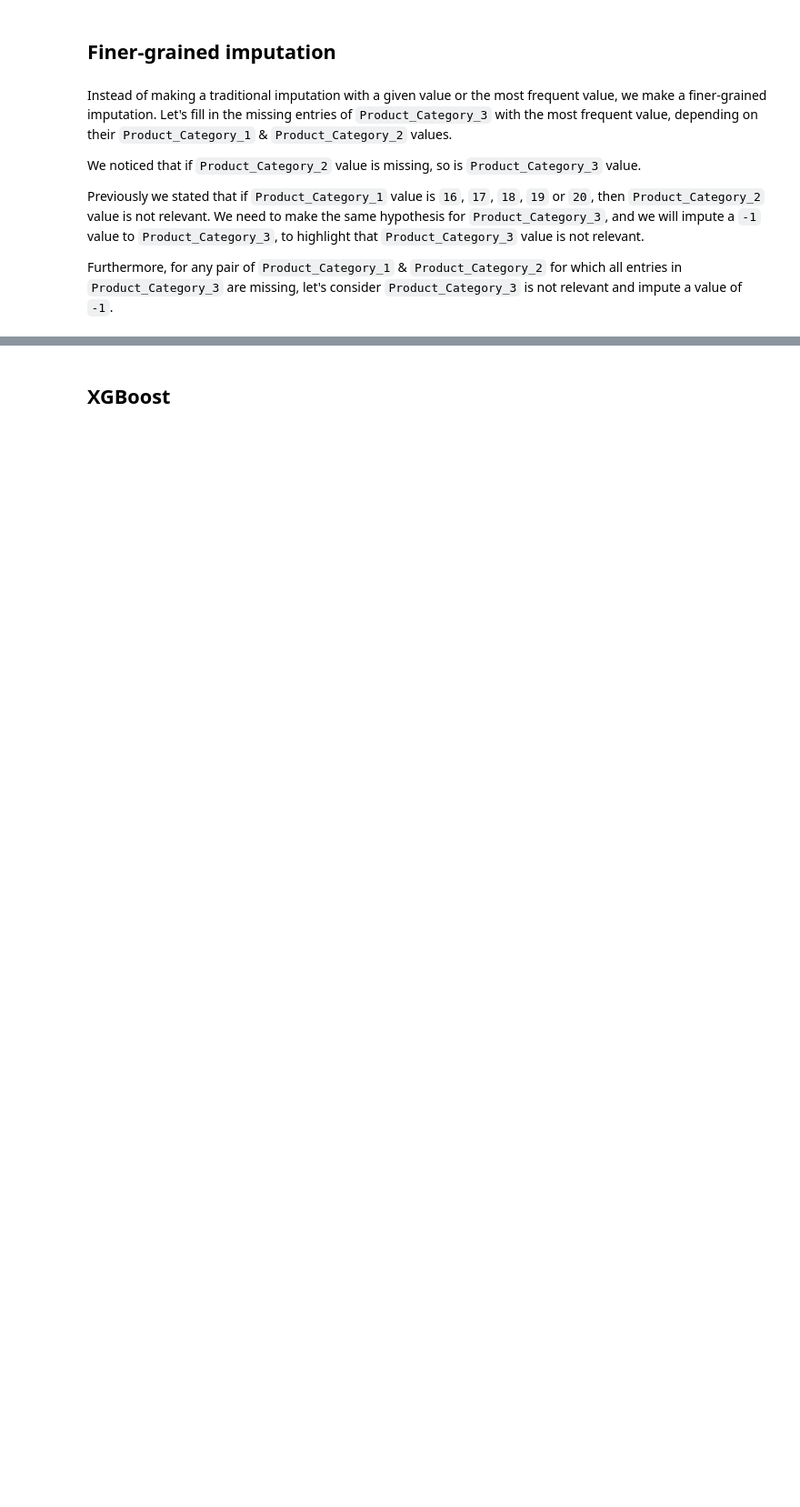
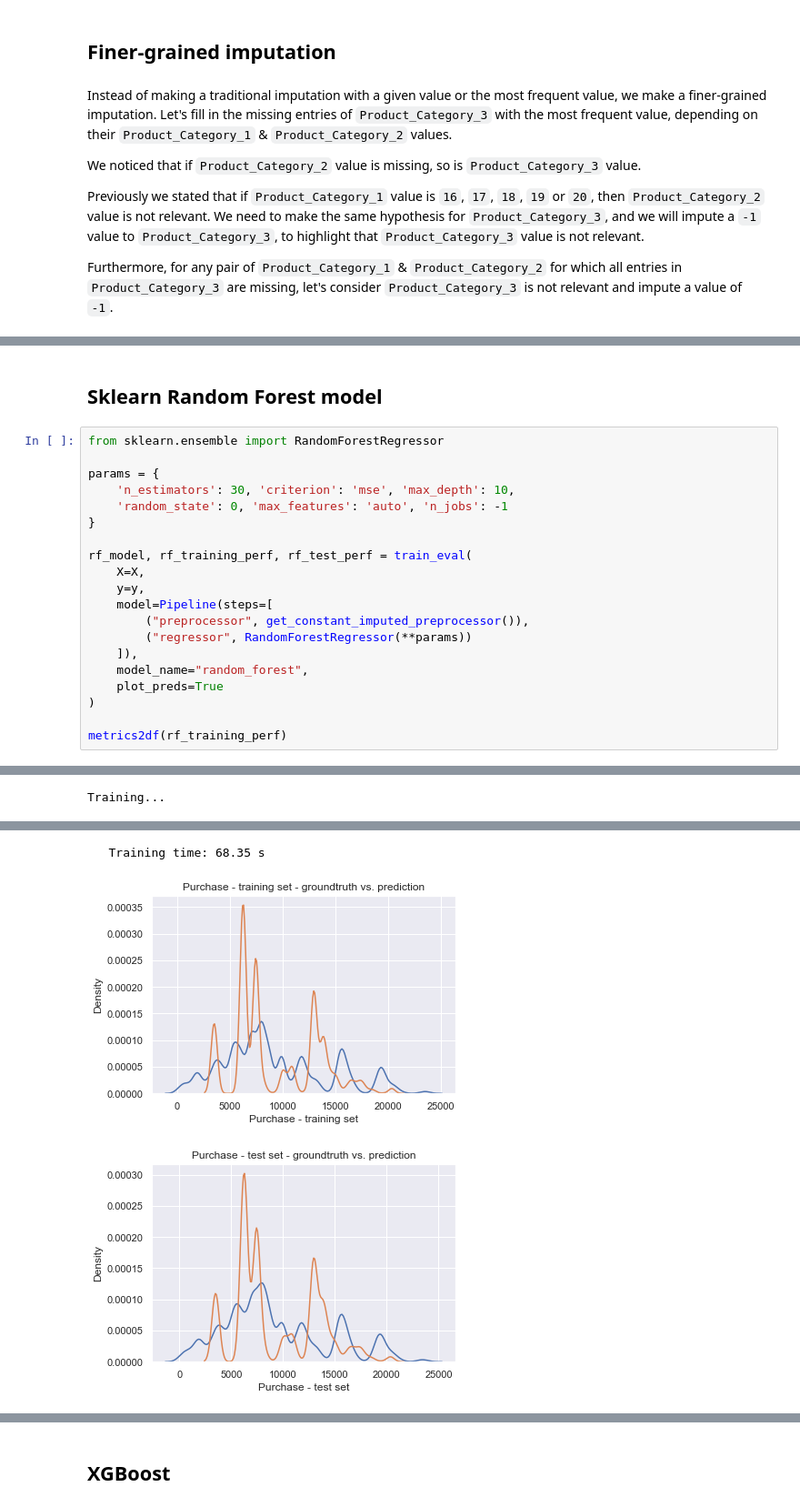
Before and after one commit to aliz-ai/ml-spec-2022, a Jupyter notebook: Demo #2/notebooks/3. Training experiments.ipynb, the cells around one changed output, grey strips where cells are left out. Shown: that part at 91% size. Drawn from its saved outputs; the diff is of its cells as text; blank space fills up the shorter version.

```diff
--- a/Demo #2/notebooks/3. Training experiments.ipynb
+++ b/Demo #2/notebooks/3. Training experiments.ipynb
@@ -200,3 +216,26 @@ Having such finer-grained imputation caused the model to learn the mean, thus in
 TODO: Reason why?
 
 Let's keep the simple imputation for further experiments.
+# %% [markdown]
+## Sklearn Random Forest model
+# %%
+from sklearn.ensemble import RandomForestRegressor
+
+params = {
+    'n_estimators': 30, 'criterion': 'mse', 'max_depth': 10,
+    'random_state': 0, 'max_features': 'auto', 'n_jobs': -1
+}
+
+rf_model, rf_training_perf, rf_test_perf = train_eval(
+    X=X,
+    y=y,
+    model=Pipeline(steps=[
+        ("preprocessor", get_constant_imputed_preprocessor()),
+        ("regressor", RandomForestRegressor(**params))
+    ]),
+    model_name="random_forest",
+    plot_preds=True
+)
+
+metrics2df(rf_training_perf)
+# %% [output]
@@ -202,0 +259 @@ Let's keep the simple imputation for further experiments.
+Training...
@@ -202,0 +261,3 @@ Let's keep the simple imputation for further experiments.
+   Training time: 68.35 s
+[figure, added]
+[figure, added]
```
Also changed, not shown: parts of 19 cells of this notebook, 17 other files.
